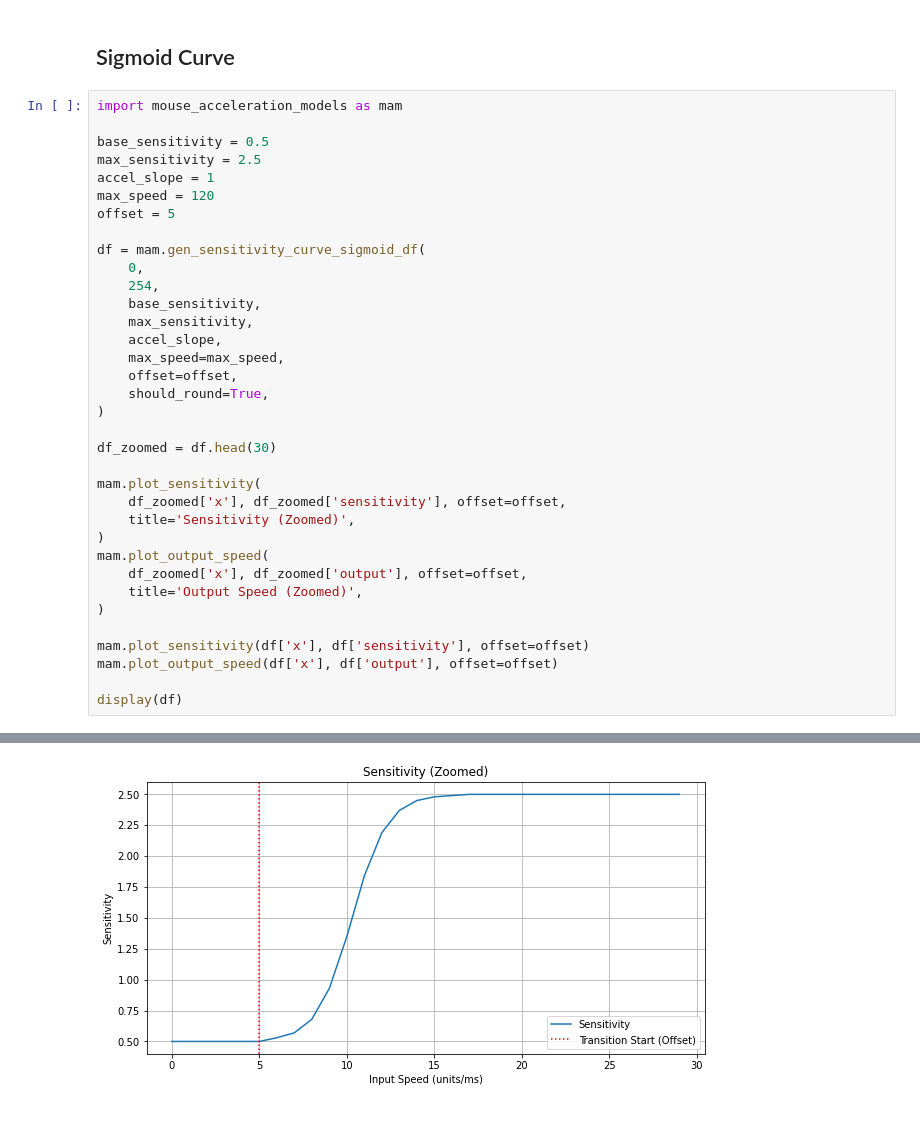
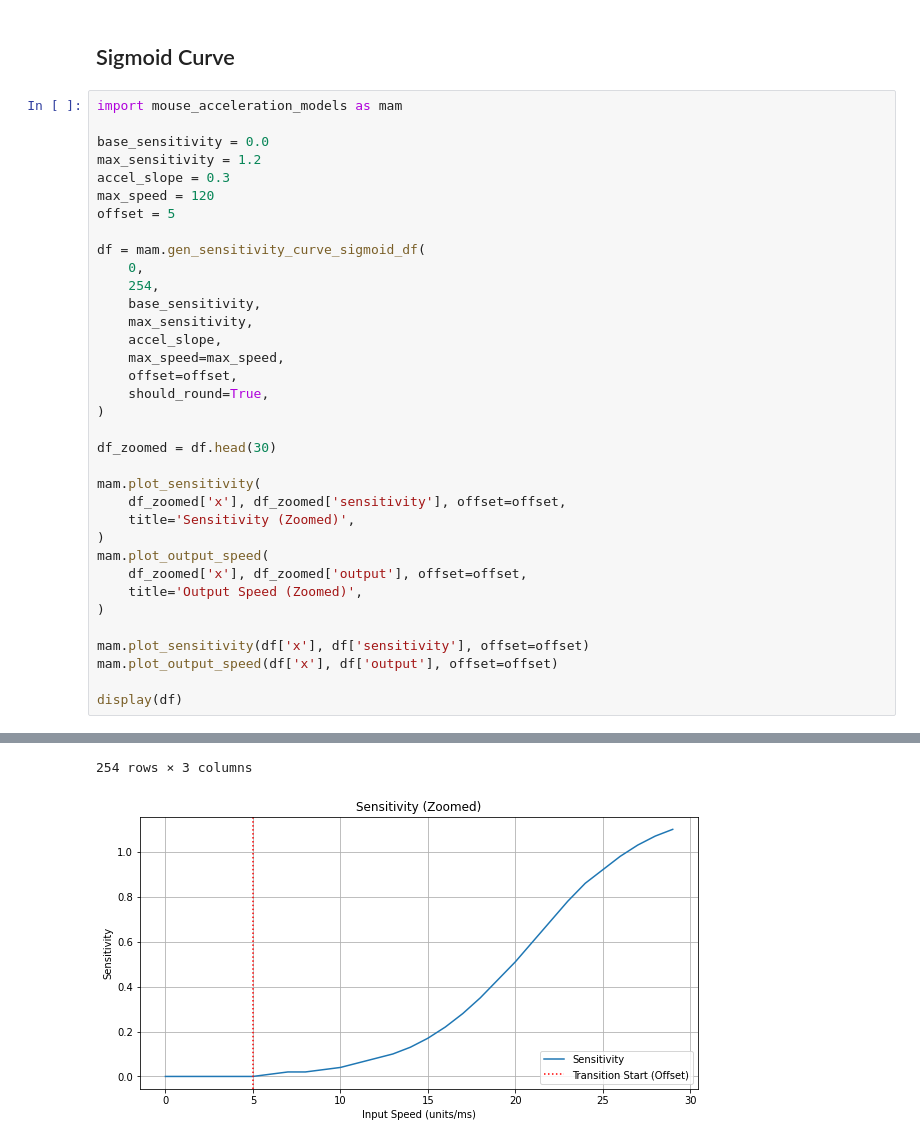
Before and after one commit to infused-kim/kb_zmk_ps2_mouse_trackpoint_driver, a Jupyter notebook: scripts/mouse_acceleration_models.ipynb, the cells around one changed output, grey strips where cells are left out. Drawn from its saved outputs; the diff is of its cells as text.

```diff
--- a/scripts/mouse_acceleration_models.ipynb
+++ b/scripts/mouse_acceleration_models.ipynb
@@ -5,9 +5,9 @@
 # %%
 import mouse_acceleration_models as mam
 
-base_sensitivity = 0.5
-max_sensitivity = 2.5
-accel_slope = 1
+base_sensitivity = 0.0
+max_sensitivity = 1.2
+accel_slope = 0.3
 max_speed = 120
 offset = 5
 
@@ -41 +53,2 @@ display(df)
+254 rows × 3 columns
-[figure, old version]
+[figure, new version]
```
Also changed, not shown: parts of 1 cell of this notebook, 1 other file.
